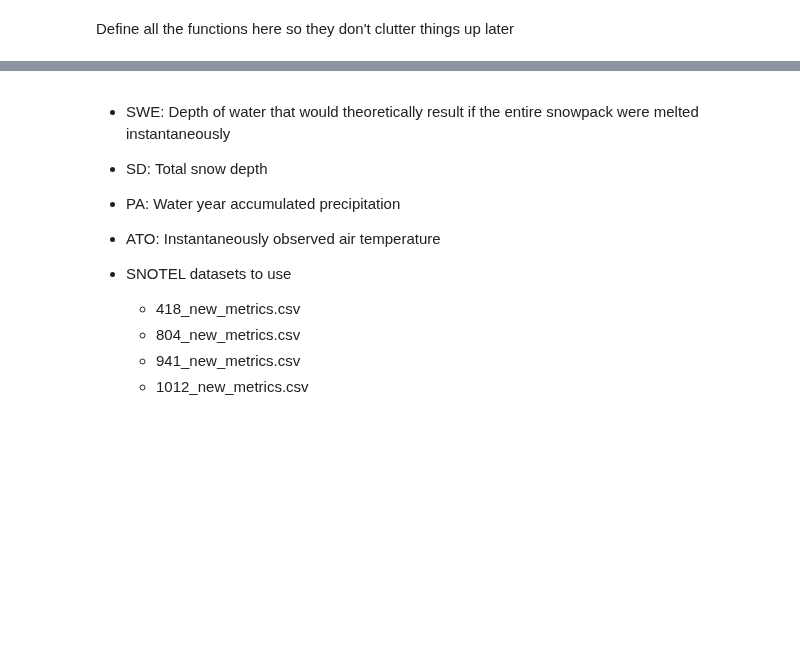
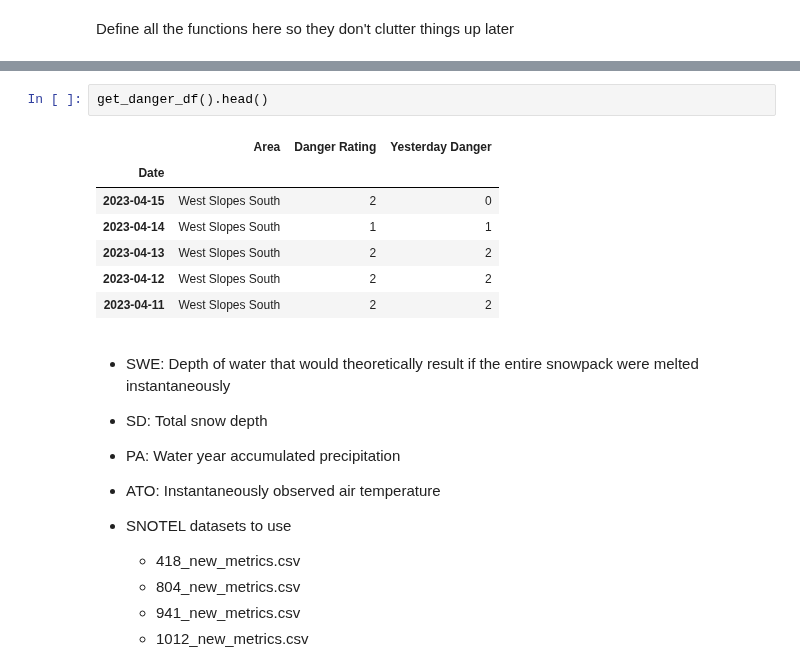
Before and after one commit to itsjpb/470-avalanche-prediction, a Jupyter notebook: jupyter/even_better_metrics.ipynb, the cells around one changed output, grey strips where cells are left out. Drawn from its saved outputs; the diff is of its cells as text; blank space fills up the shorter version.

```diff
--- a/jupyter/even_better_metrics.ipynb
+++ b/jupyter/even_better_metrics.ipynb
@@ -158,3 +163,13 @@ KeyError: 'Danger Rating'
+# %%
+get_danger_df().head()
+# %% [output]
+|  | Area | Danger Rating | Yesterday Danger |
+| Date |  |  |  |
+| 2023-04-15 | West Slopes South | 2 | 0 |
+| 2023-04-14 | West Slopes South | 1 | 1 |
+| 2023-04-13 | West Slopes South | 2 | 2 |
+| 2023-04-12 | West Slopes South | 2 | 2 |
+| 2023-04-11 | West Slopes South | 2 | 2 |
 # %% [markdown]
 - SWE: Depth of water that would theoretically result if the entire snowpack were melted instantaneously
 - SD: Total snow depth
```
Also changed, not shown: parts of 3 cells of this notebook.
